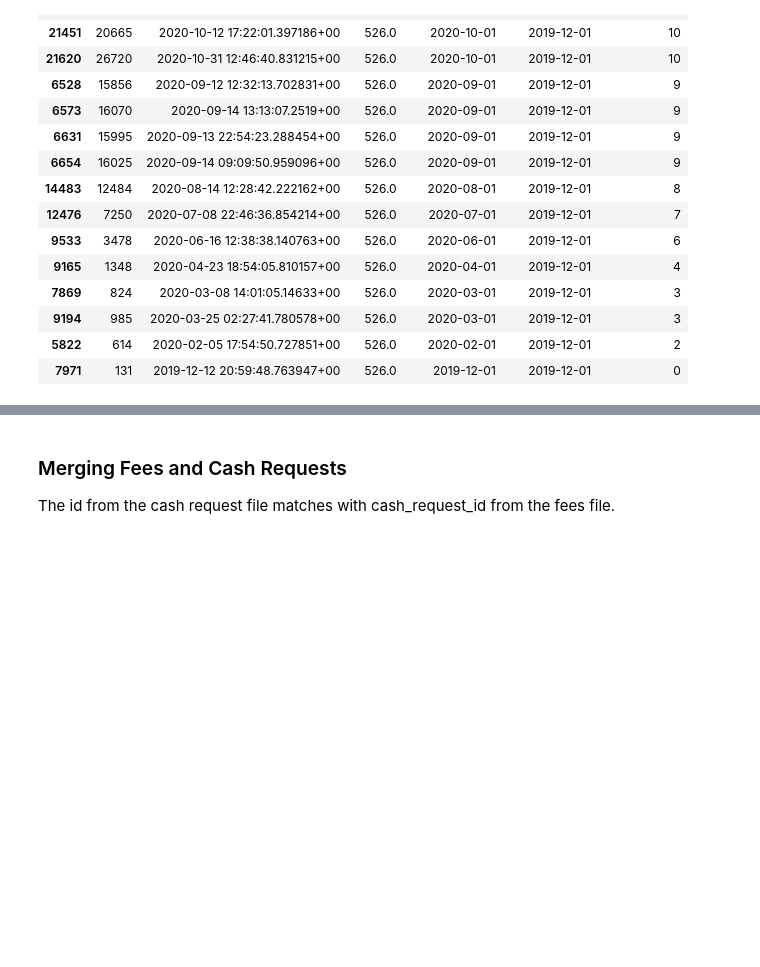
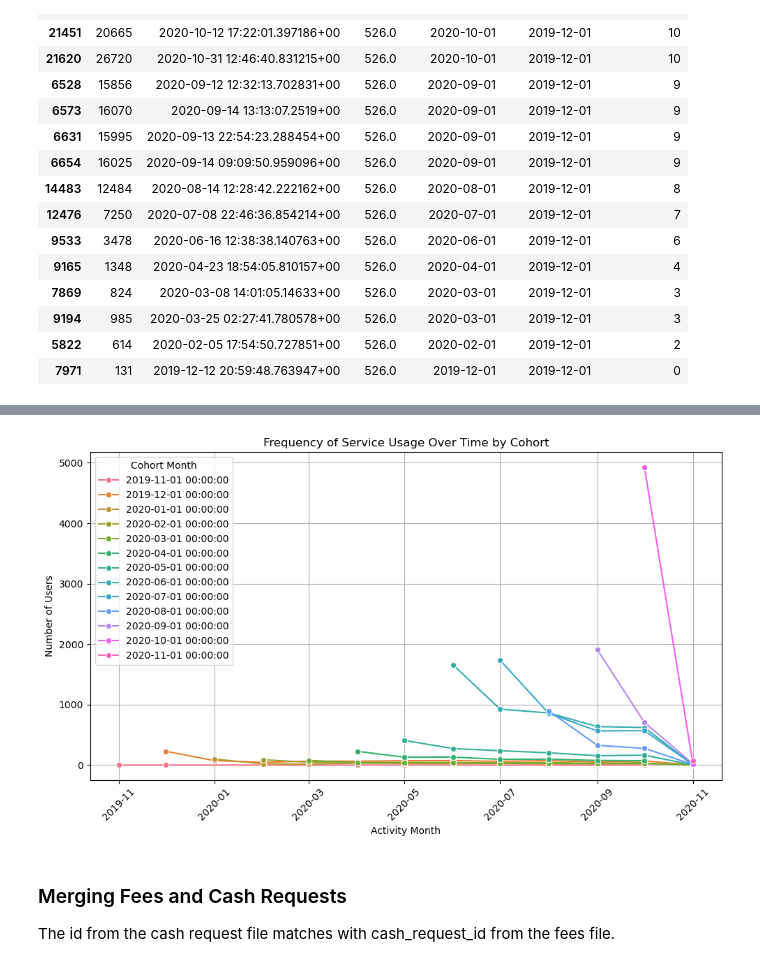
Before and after one commit to Bumbledebee/project-1-ironhack-payments-2-en, a Jupyter notebook: project_final.ipynb, the cells around one changed output, grey strips where cells are left out. Drawn from its saved outputs; the diff is of its cells as text; code cells hidden in the pictures; blank space fills up the shorter version.

Commit message:
add cohorts first round

```diff
--- a/project_final.ipynb
+++ b/project_final.ipynb
@@ -276,3 +275,26 @@ Frequency of Service Usage: Understand how often users from each cohort utilize
+# %%
+# idea from ChatGPT
+# Group by date and cohort to count the number of users
+usage_per_date = cash.groupby(['cohort_month', 'activity_month']).agg({'user_id': 'count'}).reset_index()
+usage_per_date = usage_per_date.rename(columns={'user_id': 'user_count'})
+
+# Plot the data
+plt.figure(figsize=(10, 6))
+sns.lineplot(data=usage_per_date, x='activity_month', y='user_count', hue='cohort_month', marker='o')
+
+# Add titles and labels
+plt.title('Frequency of Service Usage Over Time by Cohort')
+plt.xlabel('Activity Month')
+plt.ylabel('Number of Users')
+plt.xticks(rotation=45)
+plt.grid(True)
+plt.legend(title='Cohort Month')
+
+# Show the plot
+plt.tight_layout()
+plt.show()
+# %% [output]
+[figure, added]
 # %% [markdown]
 ### Merging Fees and Cash Requests
 The id from the cash request file matches with cash_request_id from the fees file.
```
Also changed, not shown: parts of 2 cells of this notebook.
